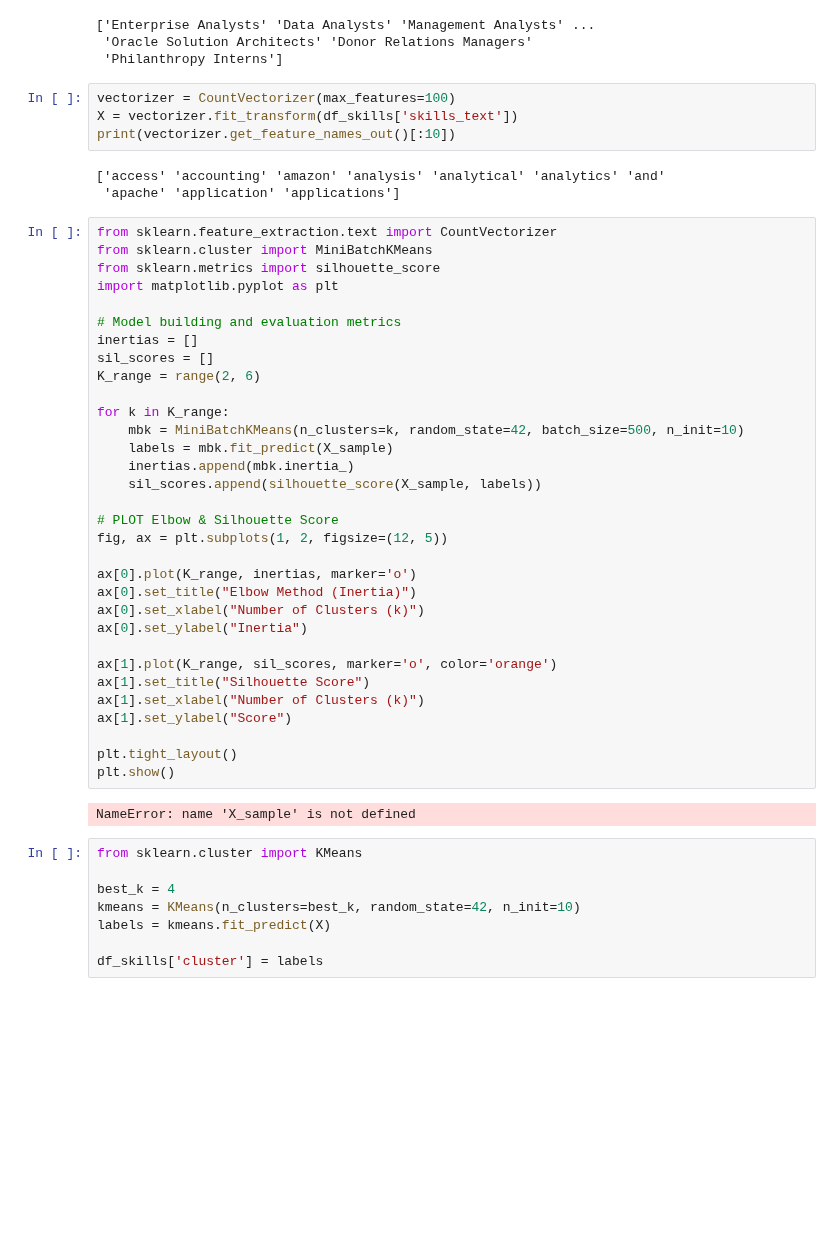
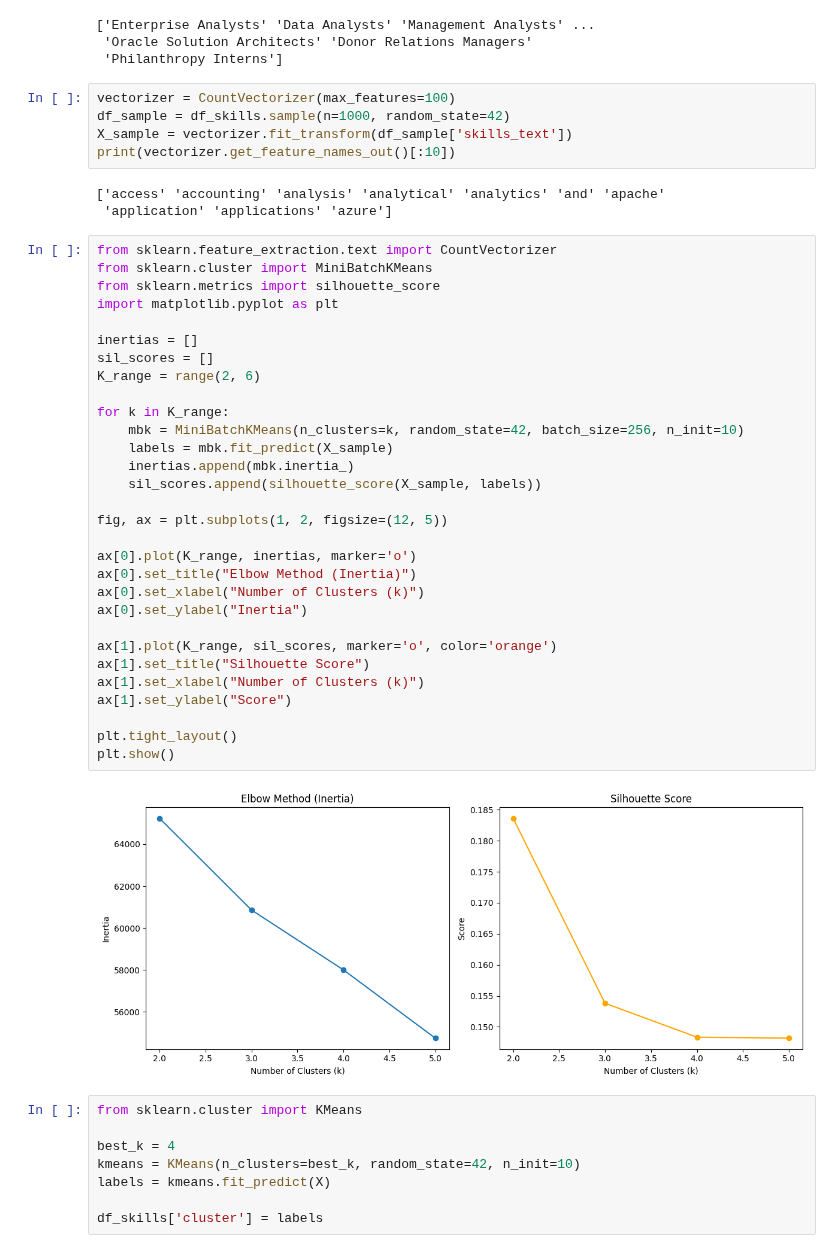
Before and after one commit to MarcoHortiales/AD688-GROUP3-JOB-MARKET-ANALYSIS, a Jupyter notebook: data_analysis.ipynb, the cells around one changed output. Cells and saved outputs as stored; diff of their text form; blank space fills up the shorter version.

```diff
--- a/data_analysis.ipynb
+++ b/data_analysis.ipynb
@@ -624,45 +624,44 @@ print(df_skills['TITLE_NAME'].unique())
  'Philanthropy Interns']
 # %%
 vectorizer = CountVectorizer(max_features=100)
-X = vectorizer.fit_transform(df_skills['skills_text'])
+df_sample = df_skills.sample(n=1000, random_state=42)
+X_sample = vectorizer.fit_transform(df_sample['skills_text'])
 print(vectorizer.get_feature_names_out()[:10])
 # %% [output]
-['access' 'accounting' 'amazon' 'analysis' 'analytical' 'analytics' 'and'
- 'apache' 'application' 'applications']
+['access' 'accounting' 'analysis' 'analytical' 'analytics' 'and' 'apache'
+ 'application' 'applications' 'azure']
 # %%
 from sklearn.feature_extraction.text import CountVectorizer
 from sklearn.cluster import MiniBatchKMeans
 from sklearn.metrics import silhouette_score
 import matplotlib.pyplot as plt
 
-# Model building and evaluation metrics
 inertias = []
 sil_scores = []
 K_range = range(2, 6)
 
 for k in K_range:
-    mbk = MiniBatchKMeans(n_clusters=k, random_state=42, batch_size=500, n_init=10)
+    mbk = MiniBatchKMeans(n_clusters=k, random_state=42, batch_size=256, n_init=10)
     labels = mbk.fit_predict(X_sample)
     inertias.append(mbk.inertia_)
     sil_scores.append(silhouette_score(X_sample, labels))
 
-# PLOT Elbow & Silhouette Score
 fig, ax = plt.subplots(1, 2, figsize=(12, 5))
 
 ax[0].plot(K_range, inertias, marker='o')
 ax[0].set_title("Elbow Method (Inertia)")
 ax[0].set_xlabel("Number of Clusters (k)")
 ax[0].set_ylabel("Inertia")
 
 ax[1].plot(K_range, sil_scores, marker='o', color='orange')
 ax[1].set_title("Silhouette Score")
 ax[1].set_xlabel("Number of Clusters (k)")
 ax[1].set_ylabel("Score")
 
 plt.tight_layout()
 plt.show()
 # %% [output]
-NameError: name 'X_sample' is not defined
+[figure, added]
 # %%
 from sklearn.cluster import KMeans
 
```
Also changed, not shown: parts of 3 cells of this notebook, 14 other files.
